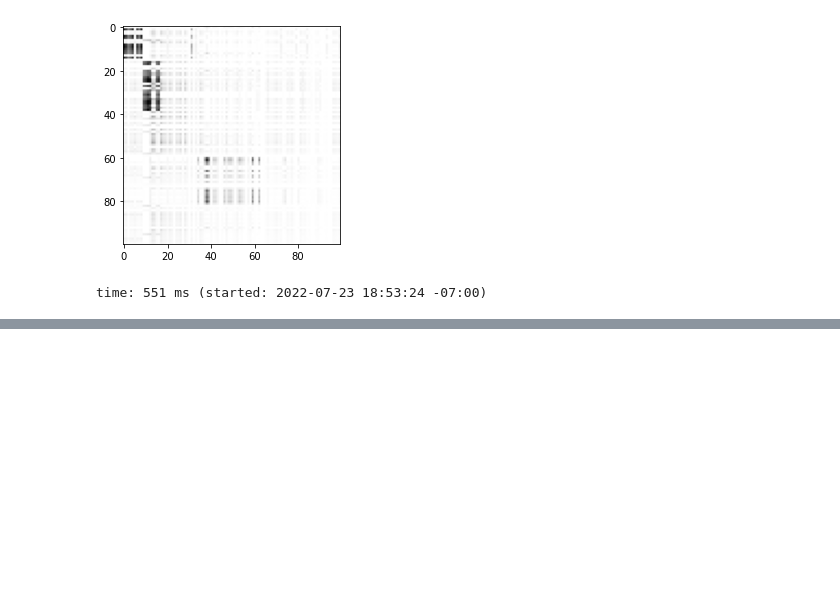
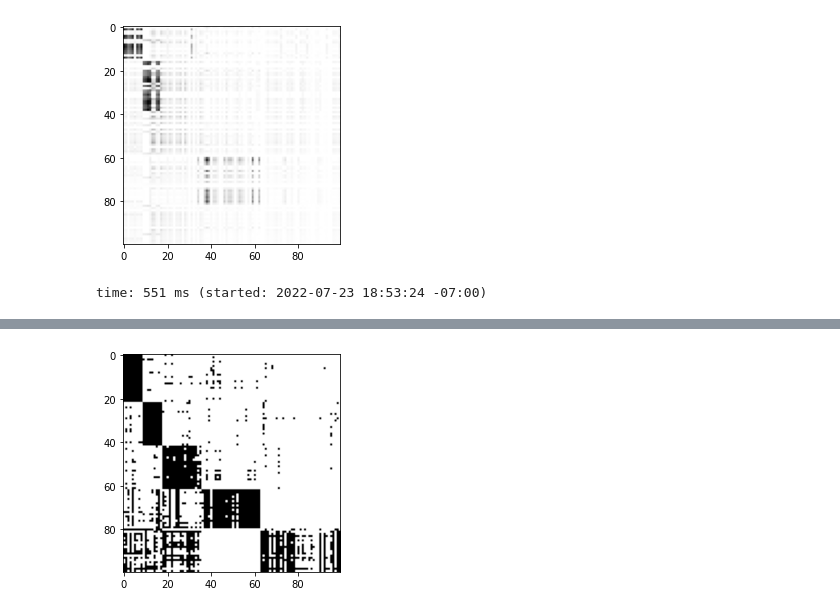
Before and after one commit to WenXinDong2018/bipartite_graph_representation, a Jupyter notebook: src/learning/notebooks/demo.ipynb, the cells around one changed output, grey strips where cells are left out. Saved outputs shown, nothing was run; the diff lists cells and outputs as text; code cells hidden in the pictures; blank space fills up the shorter version.

```diff
--- a/src/learning/notebooks/demo.ipynb
+++ b/src/learning/notebooks/demo.ipynb
@@ -167,3 +102,5 @@ plt.show()
 # %% [output]
 [figure]
 time: 551 ms (started: 2022-07-23 18:53:24 -07:00)
+# %%
+reconstructed_by_vector = vector(data_path, dim=4)
@@ -169,0 +163,5 @@ time: 551 ms (started: 2022-07-23 18:53:24 -07:00)
+# %%
+plt.imshow(reconstructed_by_vector.todense(), "Greys")
+plt.show()
+# %% [output]
+[figure, added]
```
Also changed, not shown: parts of 17 cells of this notebook, 9 other files.
